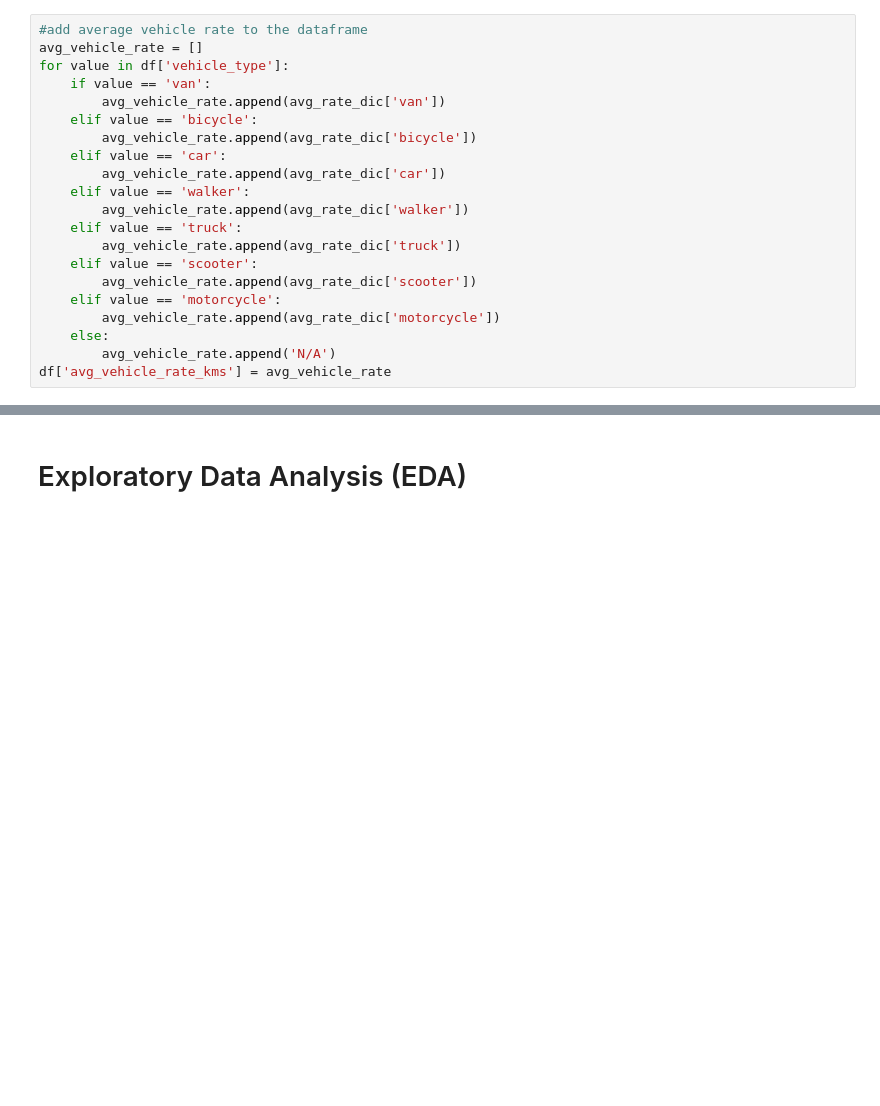
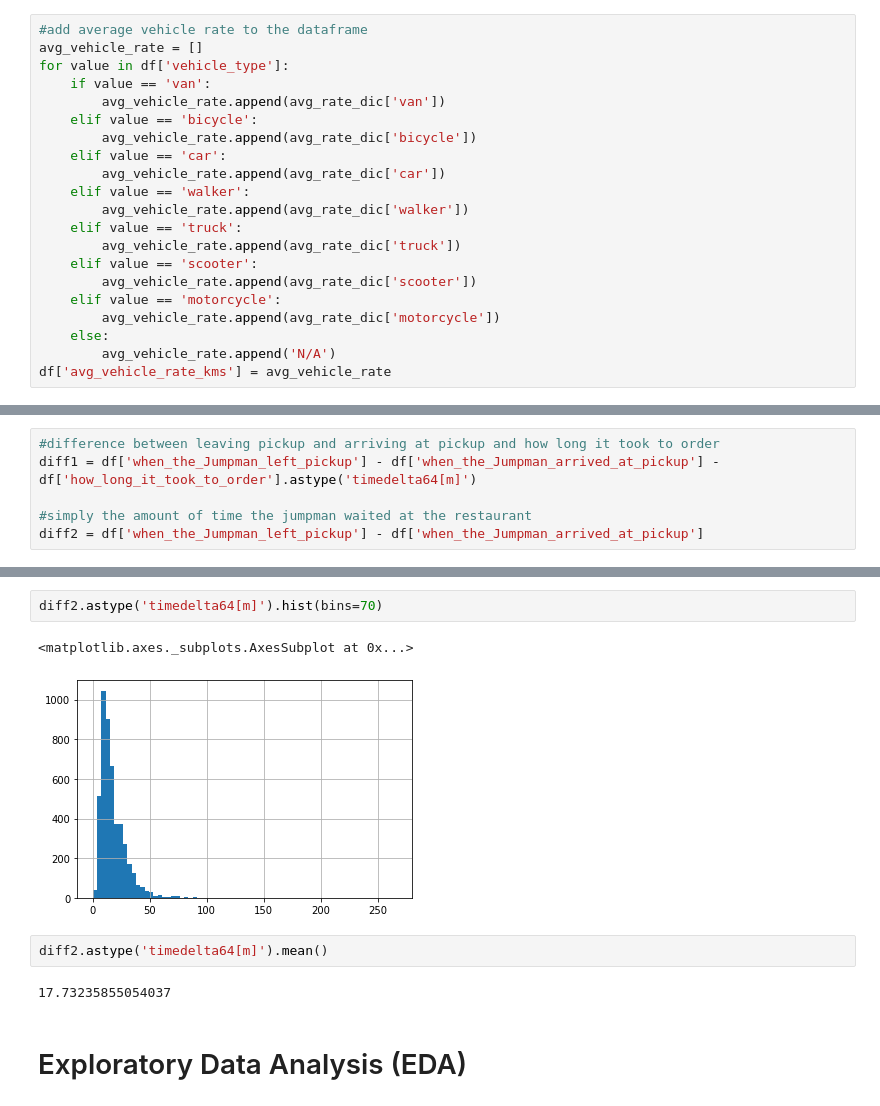
Before and after one commit to sstarkjr/PM_MarketAnalysis, a Jupyter notebook: Stephen_Stark_Jumpman23Analysis.ipynb, the cells around one changed output, grey strips where cells are left out. Saved outputs shown, nothing was run; the diff lists cells and outputs as text; blank space fills up the shorter version.

```diff
--- a/Stephen_Stark_Jumpman23Analysis.ipynb
+++ b/Stephen_Stark_Jumpman23Analysis.ipynb
@@ -528,0 +565,6 @@ df['avg_vehicle_rate_kms'] = avg_vehicle_rate
+# %%
+#difference between leaving pickup and arriving at pickup and how long it took to order
+diff1 = df['when_the_Jumpman_left_pickup'] - df['when_the_Jumpman_arrived_at_pickup'] - df['how_long_it_took_to_order'].astype('timedelta64[m]')
+
+#simply the amount of time the jumpman waited at the restaurant
+diff2 = df['when_the_Jumpman_left_pickup'] - df['when_the_Jumpman_arrived_at_pickup']
@@ -529,3 +590,12 @@ df['avg_vehicle_rate_kms'] = avg_vehicle_rate
+# %%
+diff2.astype('timedelta64[m]').hist(bins=70)
+# %% [output]
+<matplotlib.axes._subplots.AxesSubplot at 0x...>
+[figure, added]
+# %%
+diff2.astype('timedelta64[m]').mean()
+# %% [output]
+17.73235855054037
 # %% [markdown]
 # Exploratory Data Analysis (EDA)
 # %% [markdown]
```
Also changed, not shown: parts of 9 cells of this notebook.
